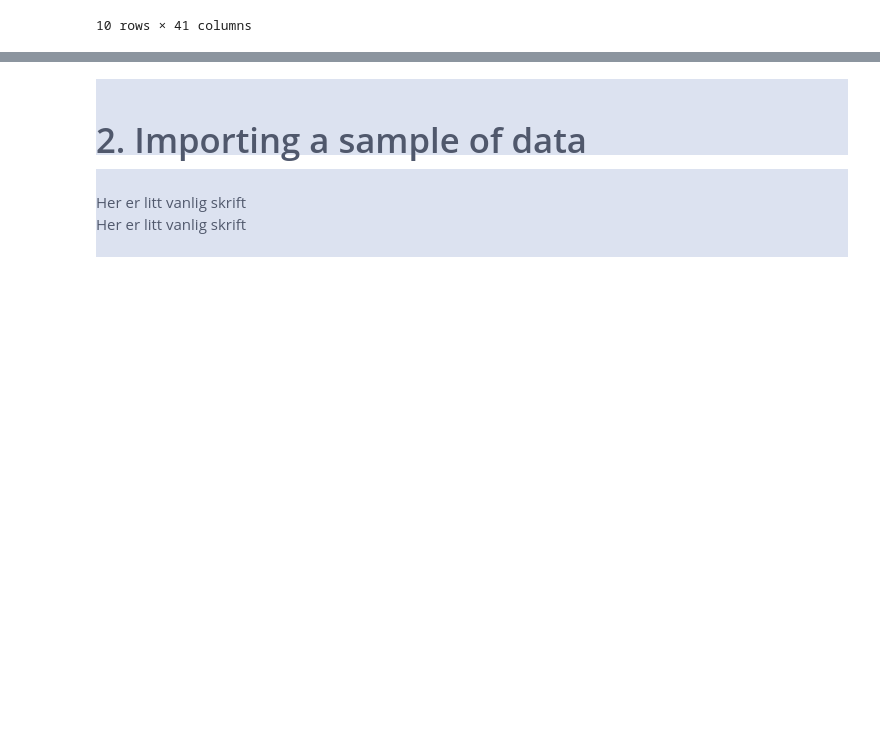
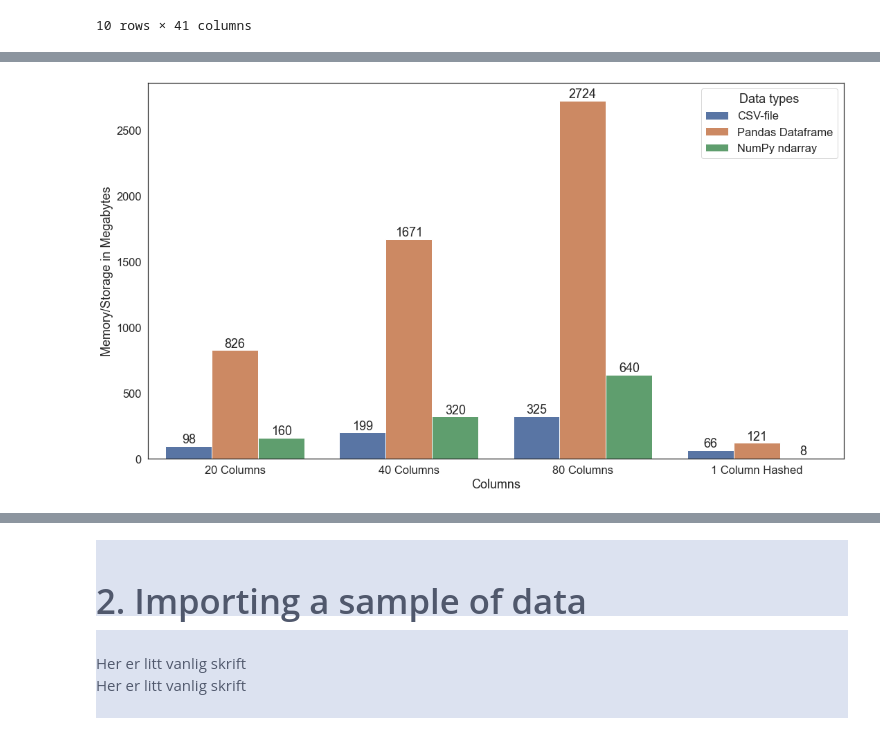
Before and after one commit to enraarne/CSV-testing-tool, a Jupyter notebook: CSV_test_script.ipynb, the cells around one changed output, grey strips where cells are left out. Cells and saved outputs as stored; diff of their text form; code cells hidden in the pictures; blank space fills up the shorter version.

```diff
--- a/CSV_test_script.ipynb
+++ b/CSV_test_script.ipynb
@@ -59,0 +367,2 @@ df
+# %%
+measurements = []
@@ -59,0 +393,16 @@ df
+# %%
+url = "https://raw.githubusercontent.com/sengkchu/dataquest-guided-projects-solutions/master/Guided%20Project_%20Predicting%20House%20Sale%20Prices/AmesHousing.tsv"
+keys = pd.read_csv(url, sep="\t", nrows=10).columns
+
+input_file      = 'data/compare_80.csv'
+output_file     = 'data/compare_hash.csv'
+columns_in_key  = keys[:80]
+limit_empty     =  100000
+limit_stop      = 1000000
+delimiter_input = ';'
+
+key_maker(input_file, output_file, limit_empty, limit_stop, delimiter_input)
+file, dataframe, ndarray = data_evaluator("data/compare_hash.csv")
+for element in (file, dataframe, ndarray):
+    measurements.append(element)
+file, dataframe, ndarray
@@ -59,0 +423,8 @@ df
+# %%
+columns   = ['20 Columns', '20 Columns', '20 Columns', '40 Columns', '40 Columns', '40 Columns', '80 Columns', '80 Columns','80 Columns', '1 Column Hashed', '1 Column Hashed', '1 Column Hashed']
+data_type = ['CSV-file', 'Pandas Dataframe', 'NumPy ndarray', 'CSV-file', 'Pandas Dataframe', 'NumPy ndarray', 'CSV-file', 'Pandas Dataframe', 'NumPy ndarray', 'CSV-file', 'Pandas Dataframe', 'NumPy ndarray']
+#values    = [97.716909, 825.818099, 160.0, 199.214487, 1670.926389, 320.0, 325.132658, 2723.850257, 640.0, 66.0, 121.000023, 7.999992]
+# %%
+df = pd.DataFrame(list(zip(columns, data_type, measurements)), columns=['Columns', 'Data types', 'Memory/Storage in Megabytes'])
+df = df.round()
+df
@@ -59,0 +445,18 @@ df
+# %%
+sns.set(font_scale=1.5)
+sns.set_style("white")
+
+fig, ax = plt.subplots(figsize=(18,10))
+ax = sns.barplot(x = 'Columns',
+            y = 'Memory/Storage in Megabytes',
+            hue = 'Data types',
+            data = df)
+
+ax.bar_label(ax.containers[0])
+ax.bar_label(ax.containers[1])
+ax.bar_label(ax.containers[2])
+
+# Show the plot
+plt.show()
+# %% [output]
+[figure, added]
```
Also changed, not shown: parts of 135 cells of this notebook, 1 other file.
